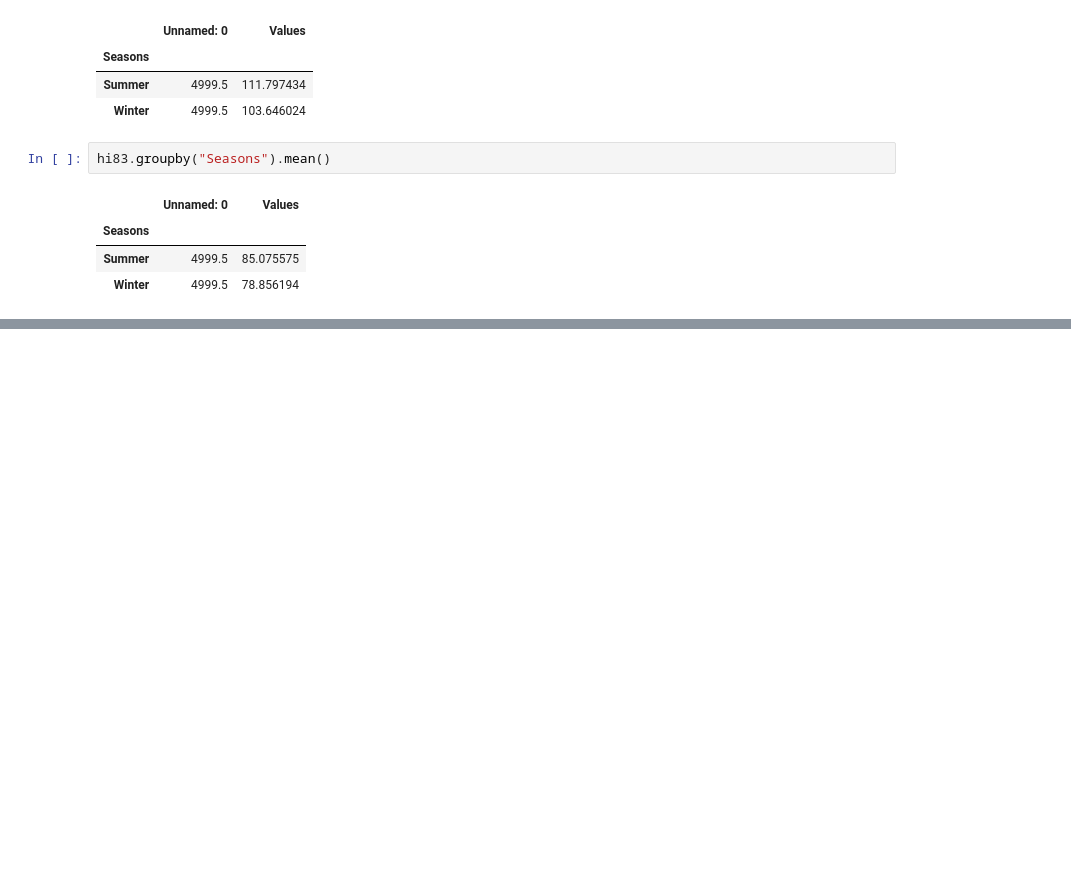
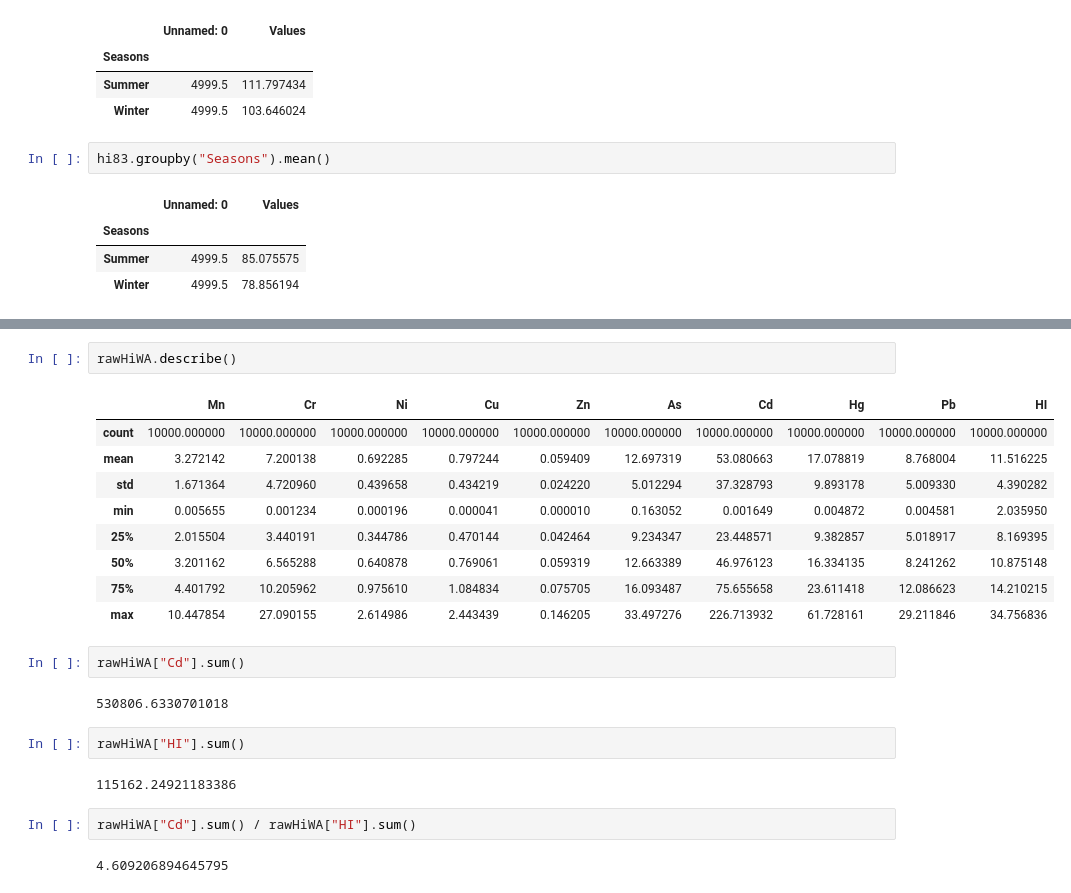
Before and after one commit to rakibhhridoy/OnGoingStudy, a Jupyter notebook: Buriganga/MonteCarloSimulationClean.ipynb, the cells around one changed output, grey strips where cells are left out. Drawn from its saved outputs; the diff is of its cells as text; blank space fills up the shorter version.

```diff
--- a/Buriganga/MonteCarloSimulationClean.ipynb
+++ b/Buriganga/MonteCarloSimulationClean.ipynb
@@ -1969,0 +2258,24 @@ hi83.groupby("Seasons").mean()
+# %%
+rawHiWA.describe()
+# %% [output]
+|  | Mn | Cr | Ni | Cu | Zn | As | Cd | Hg | Pb | HI |
+| count | 10000.000000 | 10000.000000 | 10000.000000 | 10000.000000 | 10000.000000 | 10000.000000 | 10000.000000 | 10000.000000 | 10000.000000 | 10000.000000 |
+| mean | 3.272142 | 7.200138 | 0.692285 | 0.797244 | 0.059409 | 12.697319 | 53.080663 | 17.078819 | 8.768004 | 11.516225 |
+| std | 1.671364 | 4.720960 | 0.439658 | 0.434219 | 0.024220 | 5.012294 | 37.328793 | 9.893178 | 5.009330 | 4.390282 |
+| min | 0.005655 | 0.001234 | 0.000196 | 0.000041 | 0.000010 | 0.163052 | 0.001649 | 0.004872 | 0.004581 | 2.035950 |
+| 25% | 2.015504 | 3.440191 | 0.344786 | 0.470144 | 0.042464 | 9.234347 | 23.448571 | 9.382857 | 5.018917 | 8.169395 |
+| 50% | 3.201162 | 6.565288 | 0.640878 | 0.769061 | 0.059319 | 12.663389 | 46.976123 | 16.334135 | 8.241262 | 10.875148 |
+| 75% | 4.401792 | 10.205962 | 0.975610 | 1.084834 | 0.075705 | 16.093487 | 75.655658 | 23.611418 | 12.086623 | 14.210215 |
+| max | 10.447854 | 27.090155 | 2.614986 | 2.443439 | 0.146205 | 33.497276 | 226.713932 | 61.728161 | 29.211846 | 34.756836 |
+# %%
+rawHiWA["Cd"].sum()
+# %% [output]
+530806.6330701018
+# %%
+rawHiWA["HI"].sum()
+# %% [output]
+115162.24921183386
+# %%
+rawHiWA["Cd"].sum() / rawHiWA["HI"].sum()
+# %% [output]
+4.609206894645795
```
Also changed, not shown: parts of 32 cells of this notebook, 4 other files.
